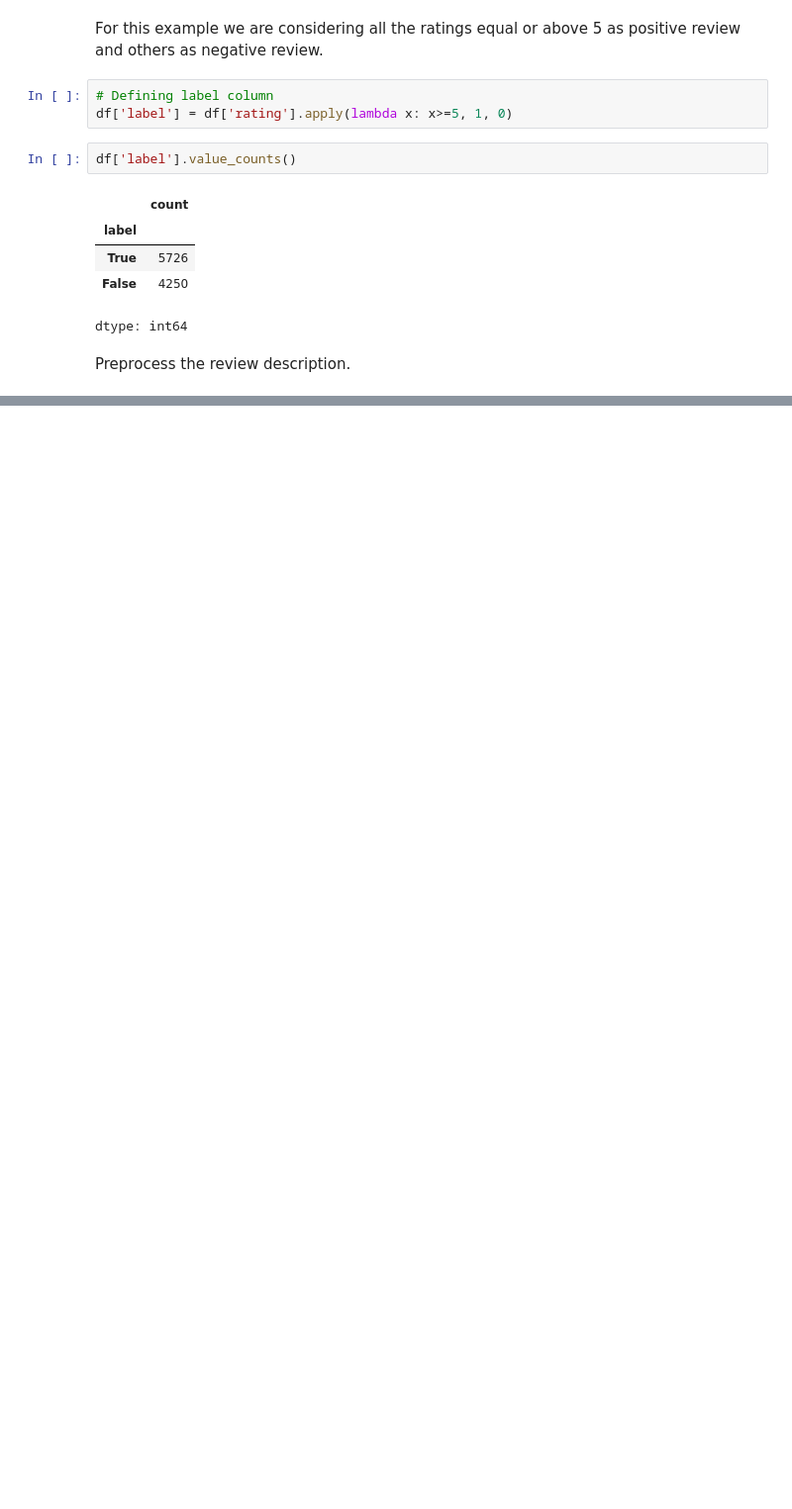
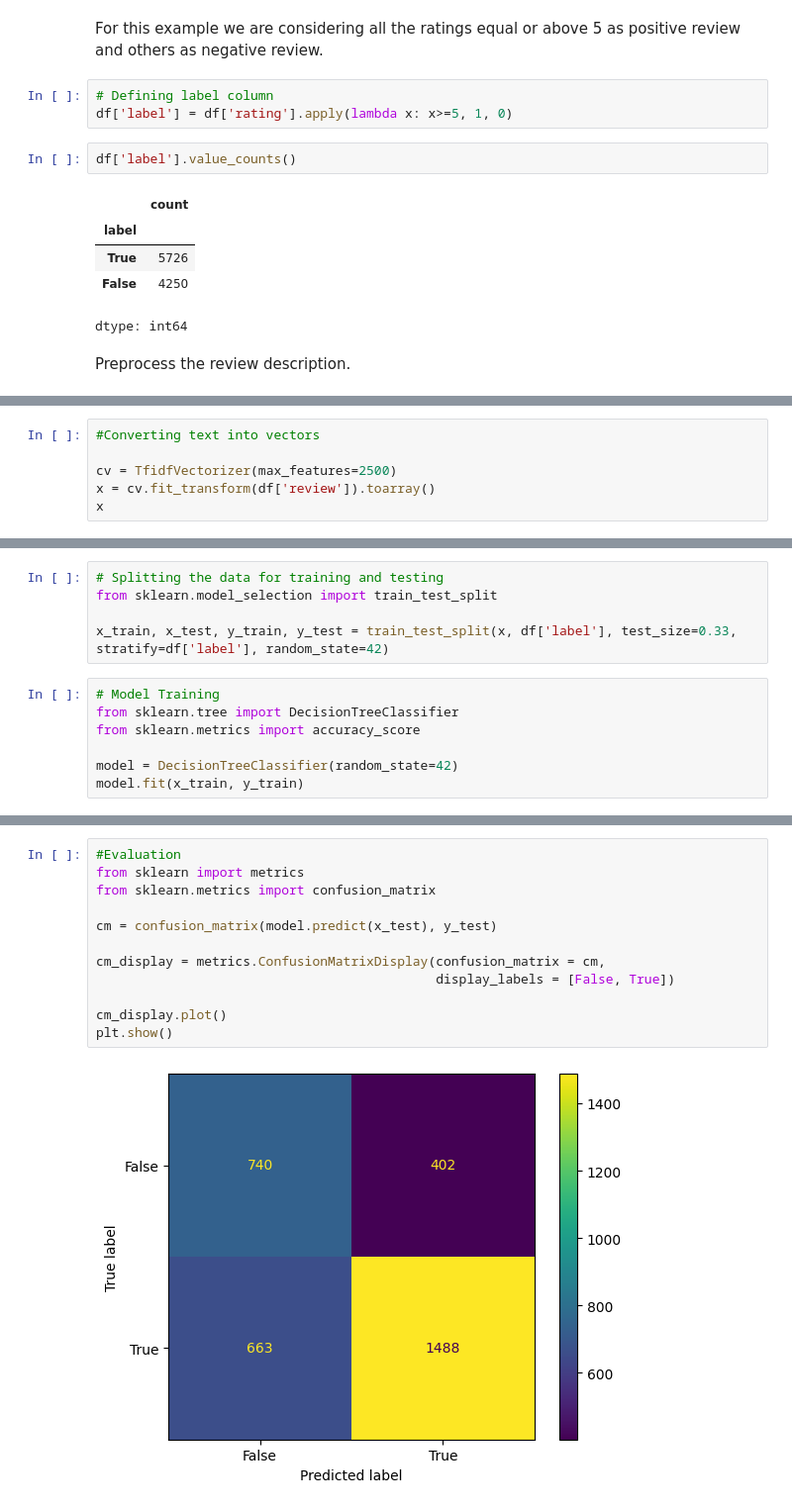
Before and after one commit to rizz045/Flipkart-Reviews-Sentiment-Analysis-using-Python, a Jupyter notebook: Flipkart_Reviews_Sentiment_Analysis_using_Python.ipynb, the cells around one changed output, grey strips where cells are left out. Shown: that part at 99% size. Drawn from its saved outputs; the diff is of its cells as text; blank space fills up the shorter version.

```diff
--- a/Flipkart_Reviews_Sentiment_Analysis_using_Python.ipynb
+++ b/Flipkart_Reviews_Sentiment_Analysis_using_Python.ipynb
@@ -129,0 +169,6 @@ Index(['review', 'rating', 'label'], dtype='object')
+# %%
+#Converting text into vectors
+
+cv = TfidfVectorizer(max_features=2500)
+x = cv.fit_transform(df['review']).toarray()
+x
@@ -129,0 +185,12 @@ Index(['review', 'rating', 'label'], dtype='object')
+# %%
+# Splitting the data for training and testing
+from sklearn.model_selection import train_test_split
+
+x_train, x_test, y_train, y_test = train_test_split(x, df['label'], test_size=0.33, stratify=df['label'], random_state=42)
+# %%
+# Model Training
+from sklearn.tree import DecisionTreeClassifier
+from sklearn.metrics import accuracy_score
+
+model = DecisionTreeClassifier(random_state=42)
+model.fit(x_train, y_train)
@@ -129,0 +206,14 @@ Index(['review', 'rating', 'label'], dtype='object')
+# %%
+#Evaluation
+from sklearn import metrics
+from sklearn.metrics import confusion_matrix
+
+cm = confusion_matrix(model.predict(x_test), y_test)
+
+cm_display = metrics.ConfusionMatrixDisplay(confusion_matrix = cm,
+                                            display_labels = [False, True])
+
+cm_display.plot()
+plt.show()
+# %% [output]
+[figure, added]
```
Also changed, not shown: parts of 12 cells of this notebook.
